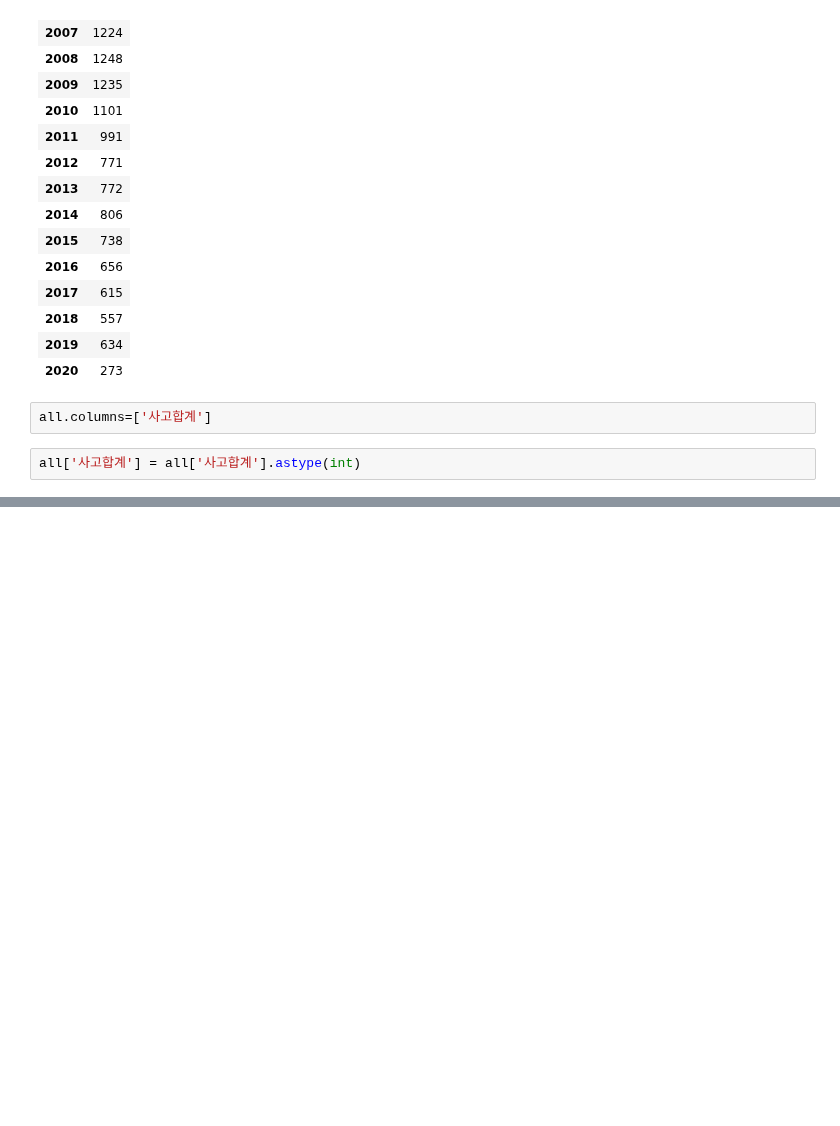
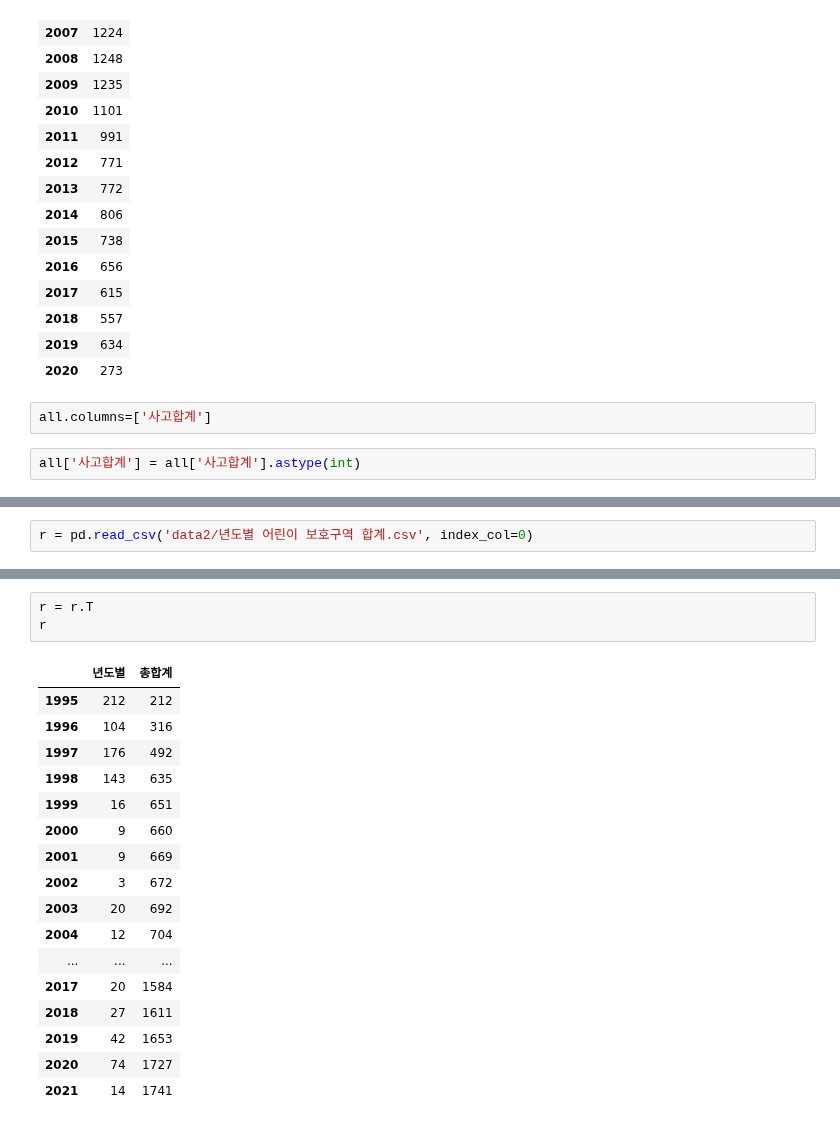
Before and after one commit to y7y1h13/StatisticsAnal, a Jupyter notebook: newPan/프로젝트/어린이 보호구역 사고.ipynb, the cells around one changed output, grey strips where cells are left out. Cells and saved outputs as stored; diff of their text form; blank space fills up the shorter version.

```diff
--- a/newPan/프로젝트/어린이 보호구역 사고.ipynb
+++ b/newPan/프로젝트/어린이 보호구역 사고.ipynb
@@ -102,0 +103,2 @@ all.to_csv('data2/어린이 보호구역 사고(2005~2020).csv')
+# %%
+r = pd.read_csv('data2/년도별 어린이 보호구역 합계.csv', index_col=0)
@@ -102,0 +112,21 @@ all.to_csv('data2/어린이 보호구역 사고(2005~2020).csv')
+# %%
+r = r.T
+r
+# %% [output]
+|  | 년도별 | 총합계 |
+| 1995 | 212 | 212 |
+| 1996 | 104 | 316 |
+| 1997 | 176 | 492 |
+| 1998 | 143 | 635 |
+| 1999 | 16 | 651 |
+| 2000 | 9 | 660 |
+| 2001 | 9 | 669 |
+| 2002 | 3 | 672 |
+| 2003 | 20 | 692 |
+| 2004 | 12 | 704 |
+| ... | ... | ... |
+| 2017 | 20 | 1584 |
+| 2018 | 27 | 1611 |
+| 2019 | 42 | 1653 |
+| 2020 | 74 | 1727 |
+| 2021 | 14 | 1741 |
```
Also changed, not shown: parts of 8 cells of this notebook, 17 other files.
